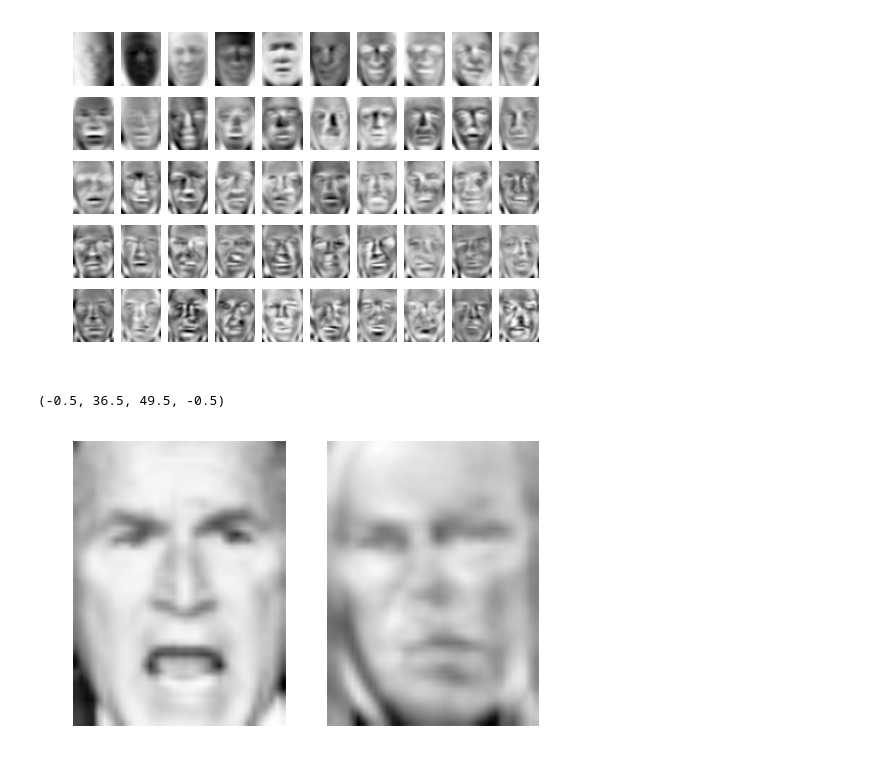
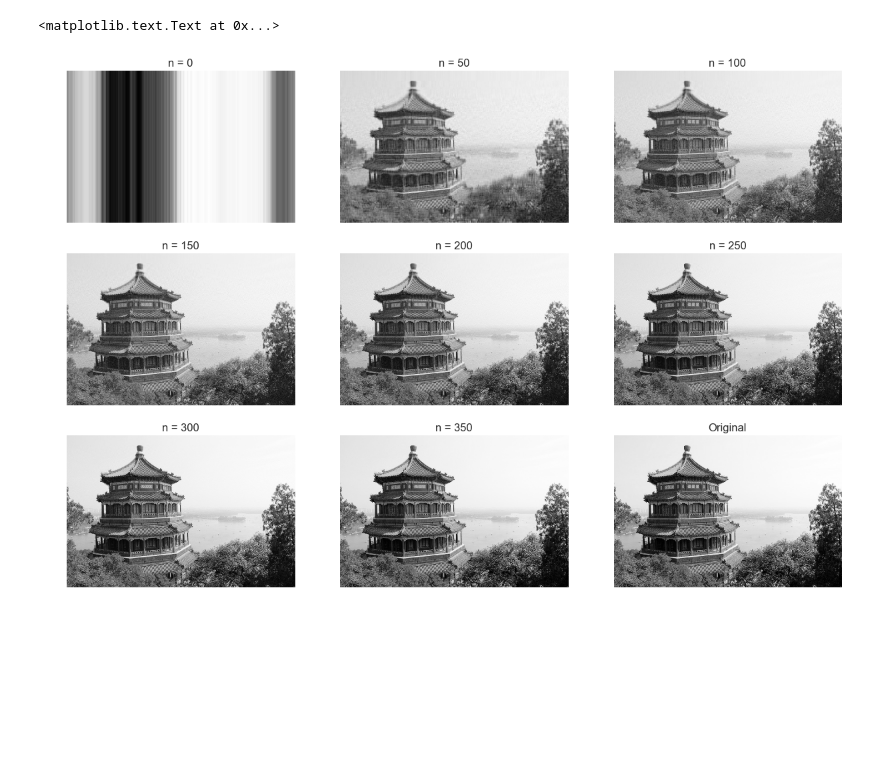
Before and after one commit to krishnr/PCA, a Jupyter notebook: PCA.ipynb, the cells around one changed output. Saved outputs shown, nothing was run; the diff lists cells and outputs as text; code cells hidden in the pictures; blank space fills up the shorter version.

```diff
--- a/PCA.ipynb
+++ b/PCA.ipynb
@@ -88,34 +14,0 @@ eig_pairs.sort(key=lambda x: x[0], reverse=True)
-# %%
-# Plot top 50 eigenvectors to create eigenfaces
-num_components = 50
-pca_components = eig_pairs[:num_components]
-
-for i, component in enumerate(pca_components):
-    e_vec = component[1].real
-    plt.subplot(5, 10, i+1)
-    plt.imshow(e_vec.reshape(50, 37), cmap='Greys_r')
-    plt.axis('off')
-# %% [output]
-[figure, removed]
-# %%
-# Reconstruction
-ii = 100
-
-img = lfw_people.data[ii]
-
-mean = np.mean(data, axis=0).reshape(50, 37)
-rf = np.zeros((50, 37)) + mean
-
-for i,c in enumerate(pca_components):
-  rf += (img*c[1].real).reshape(50, 37)
-
-plt.subplot(1, 2, 1)
-plt.imshow(lfw_people.images[ii], cmap='Greys_r')
-plt.axis('off')
-
-plt.subplot(1, 2, 2)
-plt.imshow(rf, cmap='Greys_r')
-plt.axis('off')
-# %% [output]
-(-0.5, 36.5, 49.5, -0.5)
-[figure, removed]
@@ -121,0 +38,44 @@ plt.axis('off')
+# %%
+X = load_sample_images().images[0]
+
+# if RGB, convert to grayscale
+if len(X.shape) > 2:
+    X = np.mean(X,2)
+
+# number of columns
+n_components = np.size(X,axis=1)
+
+dist = []
+
+max_components = 350
+step = 50
+
+i = 1
+n_columns = 3
+n_images = max_components/step/n_columns + 1
+
+fig = plt.figure(figsize=(15, 10))
+
+for n in range(0,max_components+step,step):
+    e_vecs,proj,e_vals = principal_components(X, n)
+
+    # Reconstructing original image from the projection
+    Xr = np.dot(e_vecs,proj).T + np.mean(X,axis=0)
+
+    # Distance between original and reconstruction
+    dist.append(np.linalg.norm(X-Xr))
+
+    fig.add_subplot(n_images, n_columns, i)
+    plt.imshow(Xr, cmap='Greys_r')
+    plt.axis('off')
+    plt.title("n = %d" % n)
+
+    i += 1
+
+fig.add_subplot(n_images, n_columns, i)
+plt.imshow(A, cmap='Greys_r')
+plt.axis('off')
+plt.title("Original")
+# %% [output]
+<matplotlib.text.Text at 0x...>
+[figure, added]
```
Also changed, not shown: parts of 12 cells of this notebook.
